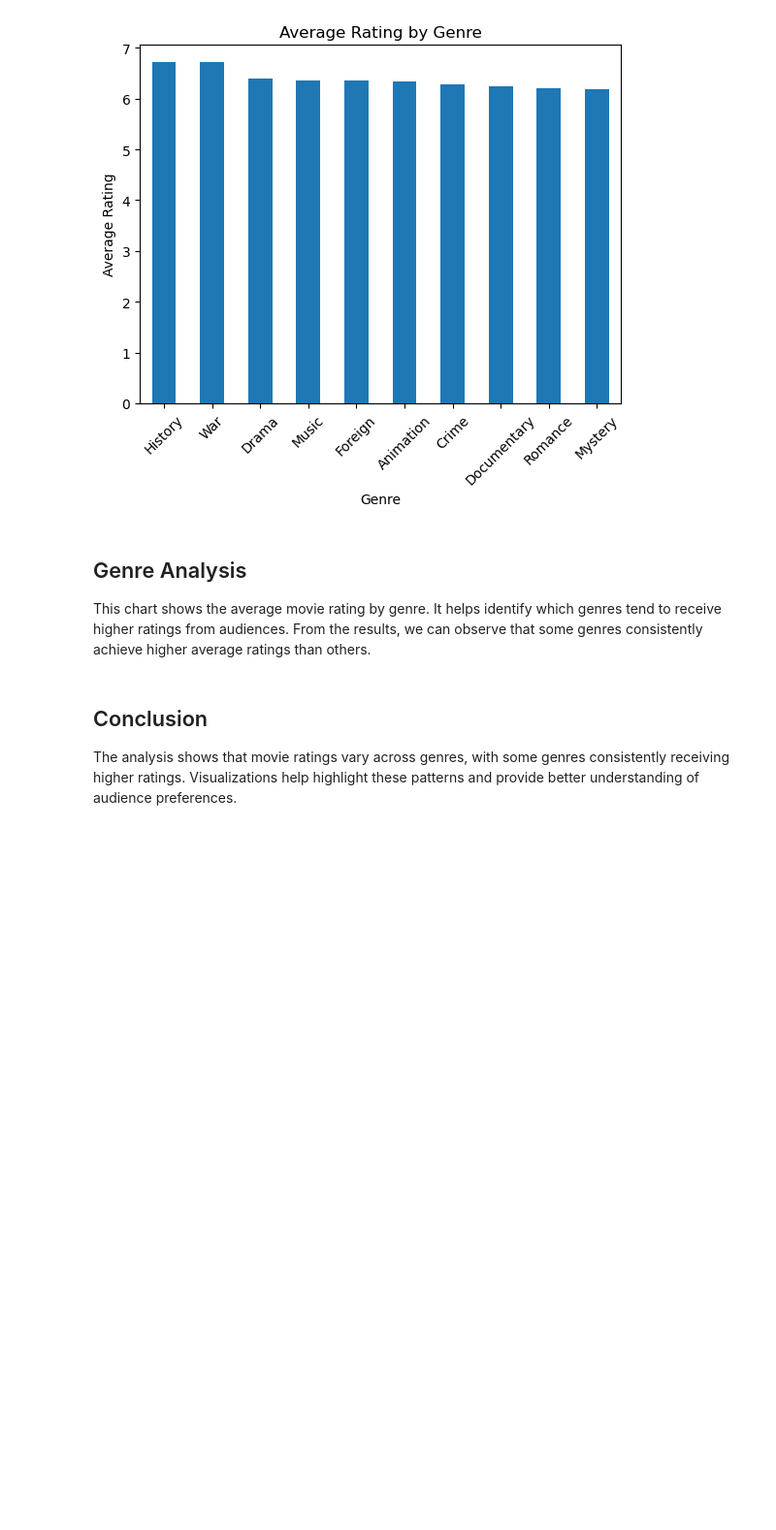
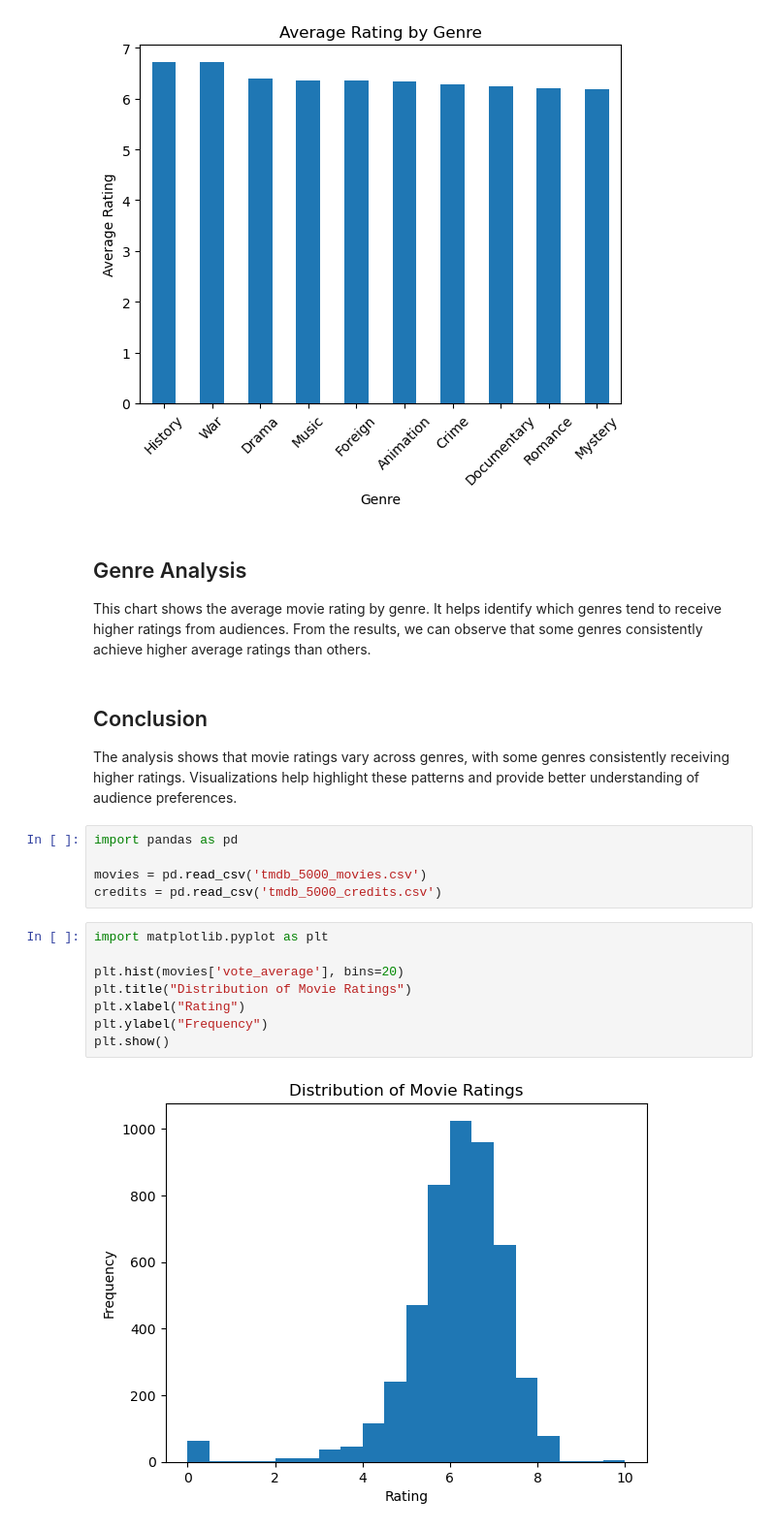
Before and after one commit to HristinaTomova-hub/movie-analysis-project, a Jupyter notebook: Movie_analysis.ipynb, the cells around one changed output. Shown at 97% size. Cells and saved outputs as stored; diff of their text form; blank space fills up the shorter version.

Commit message:
Added rating distribution histogram

```diff
--- a/Movie_analysis.ipynb
+++ b/Movie_analysis.ipynb
@@ -161,3 +161,18 @@ This chart shows the average movie rating by genre. It helps identify which genr
 ## Conclusion
 
 The analysis shows that movie ratings vary across genres, with some genres consistently receiving higher ratings. Visualizations help highlight these patterns and provide better understanding of audience preferences.
+# %%
+import pandas as pd
+
+movies = pd.read_csv('tmdb_5000_movies.csv')
+credits = pd.read_csv('tmdb_5000_credits.csv')
+# %%
+import matplotlib.pyplot as plt
+
+plt.hist(movies['vote_average'], bins=20)
+plt.title("Distribution of Movie Ratings")
+plt.xlabel("Rating")
+plt.ylabel("Frequency")
+plt.show()
+# %% [output]
+[figure, added]
```
